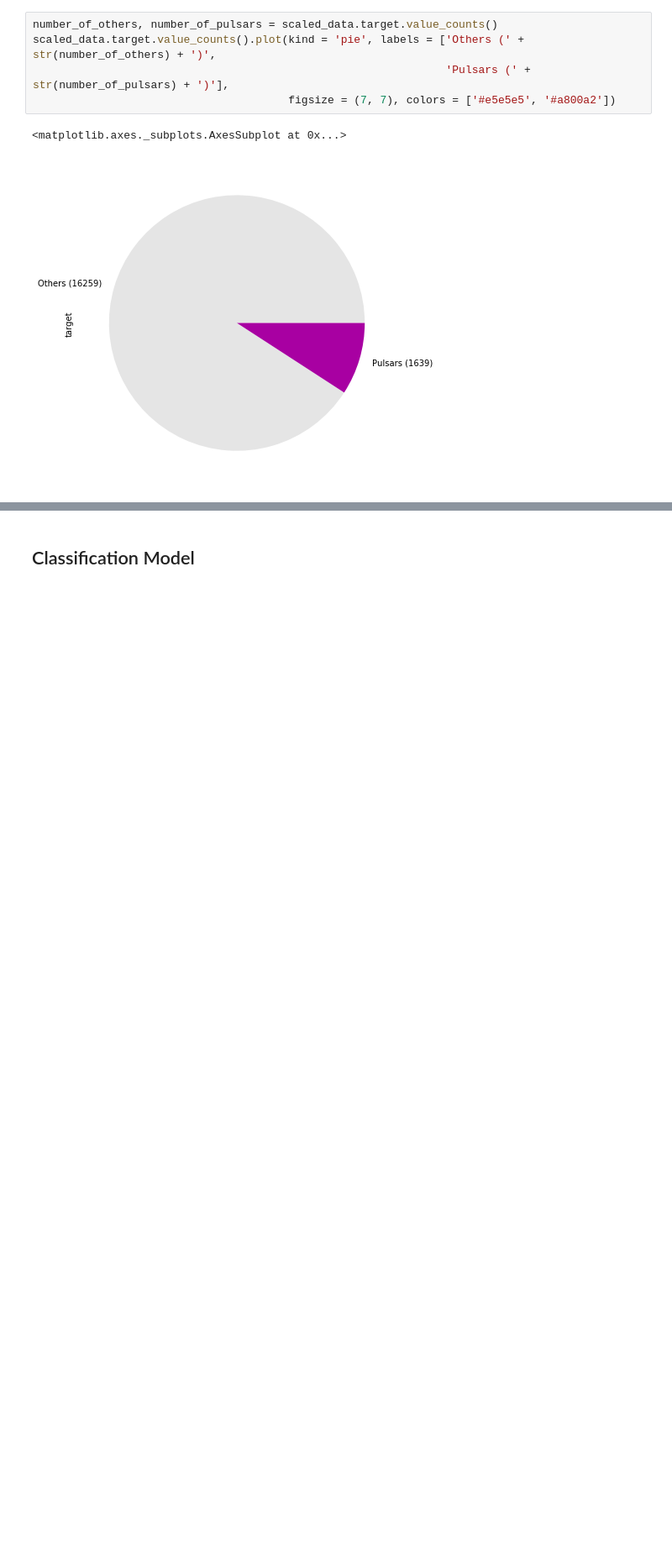
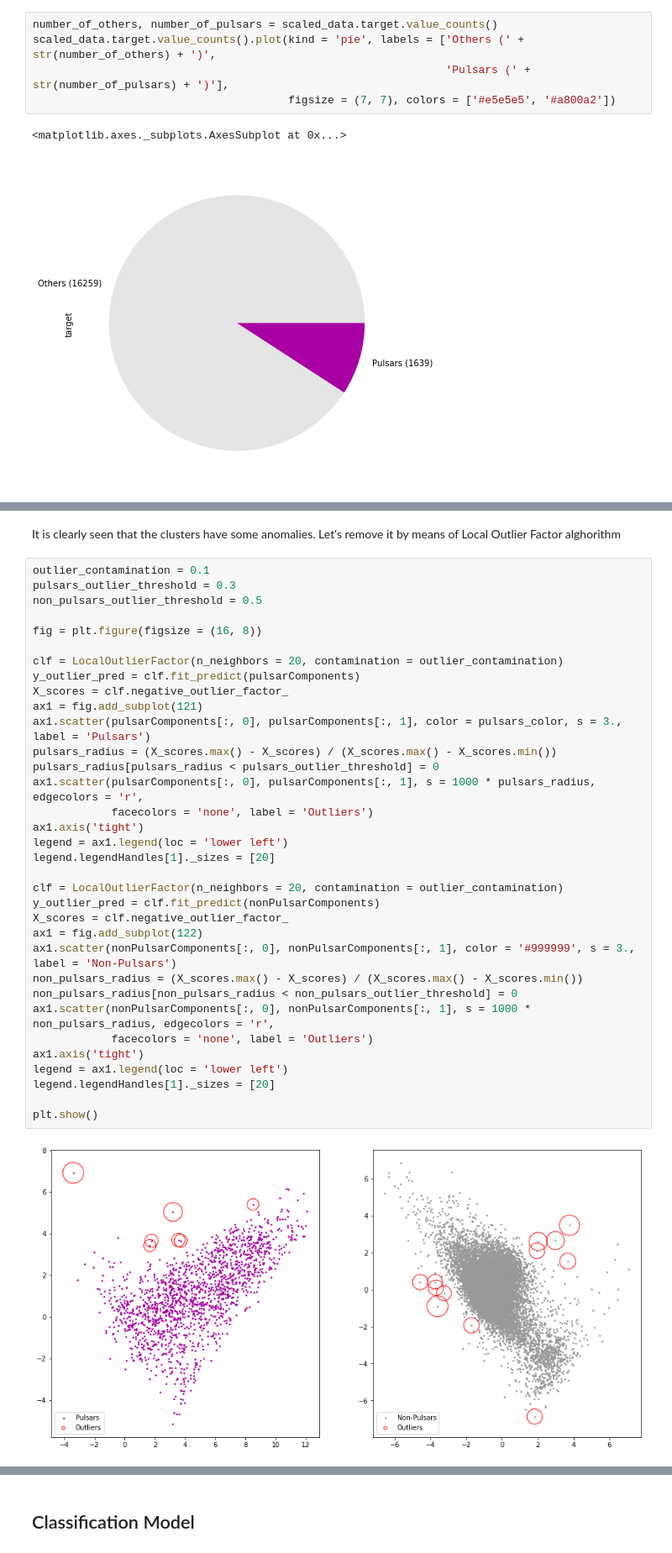
Before and after one commit to Zhuvikin/ai-university-tasks, a Jupyter notebook: pulsars/pulsars.ipynb, the cells around one changed output, grey strips where cells are left out. Shown at 84% size. Cells and saved outputs as stored; diff of their text form; blank space fills up the shorter version.

```diff
--- a/pulsars/pulsars.ipynb
+++ b/pulsars/pulsars.ipynb
@@ -118,0 +168,38 @@ scaled_data.target.value_counts().plot(kind = 'pie', labels = ['Others (' + str(
+# %% [markdown]
+It is clearly seen that the clusters have some anomalies. Let's remove it by means of Local Outlier Factor alghorithm
+# %%
+outlier_contamination = 0.1
+pulsars_outlier_threshold = 0.3
+non_pulsars_outlier_threshold = 0.5
+
+fig = plt.figure(figsize = (16, 8))
+
+clf = LocalOutlierFactor(n_neighbors = 20, contamination = outlier_contamination)
+y_outlier_pred = clf.fit_predict(pulsarComponents)
+X_scores = clf.negative_outlier_factor_
+ax1 = fig.add_subplot(121)
+ax1.scatter(pulsarComponents[:, 0], pulsarComponents[:, 1], color = pulsars_color, s = 3., label = 'Pulsars')
+pulsars_radius = (X_scores.max() - X_scores) / (X_scores.max() - X_scores.min())
+pulsars_radius[pulsars_radius < pulsars_outlier_threshold] = 0
+ax1.scatter(pulsarComponents[:, 0], pulsarComponents[:, 1], s = 1000 * pulsars_radius, edgecolors = 'r',
+            facecolors = 'none', label = 'Outliers')
+ax1.axis('tight')
+legend = ax1.legend(loc = 'lower left')
+legend.legendHandles[1]._sizes = [20]
+
+clf = LocalOutlierFactor(n_neighbors = 20, contamination = outlier_contamination)
+y_outlier_pred = clf.fit_predict(nonPulsarComponents)
+X_scores = clf.negative_outlier_factor_
+ax1 = fig.add_subplot(122)
+ax1.scatter(nonPulsarComponents[:, 0], nonPulsarComponents[:, 1], color = '#999999', s = 3., label = 'Non-Pulsars')
+non_pulsars_radius = (X_scores.max() - X_scores) / (X_scores.max() - X_scores.min())
+non_pulsars_radius[non_pulsars_radius < non_pulsars_outlier_threshold] = 0
+ax1.scatter(nonPulsarComponents[:, 0], nonPulsarComponents[:, 1], s = 1000 * non_pulsars_radius, edgecolors = 'r',
+            facecolors = 'none', label = 'Outliers')
+ax1.axis('tight')
+legend = ax1.legend(loc = 'lower left')
+legend.legendHandles[1]._sizes = [20]
+
+plt.show()
+# %% [output]
+[figure, added]
```
Also changed, not shown: parts of 53 cells of this notebook, 2 other files.
